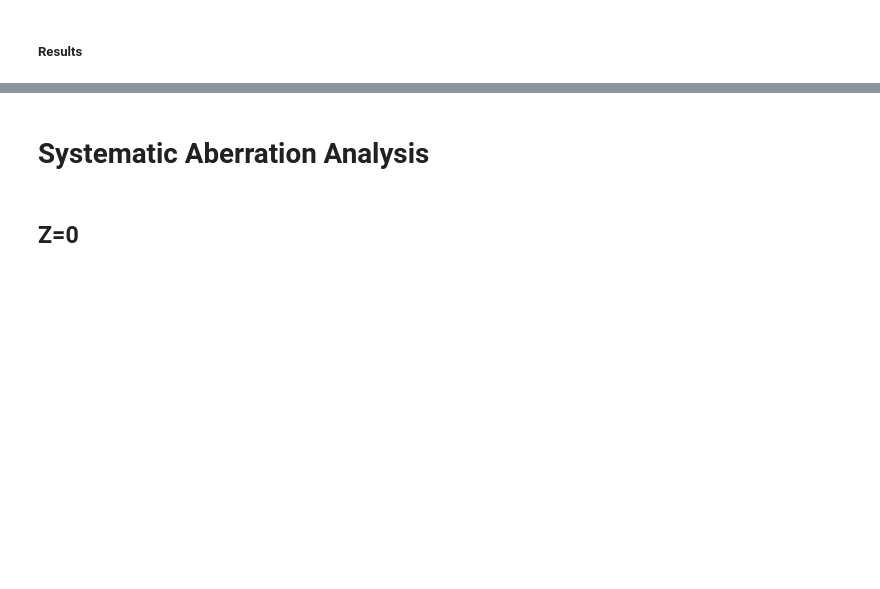
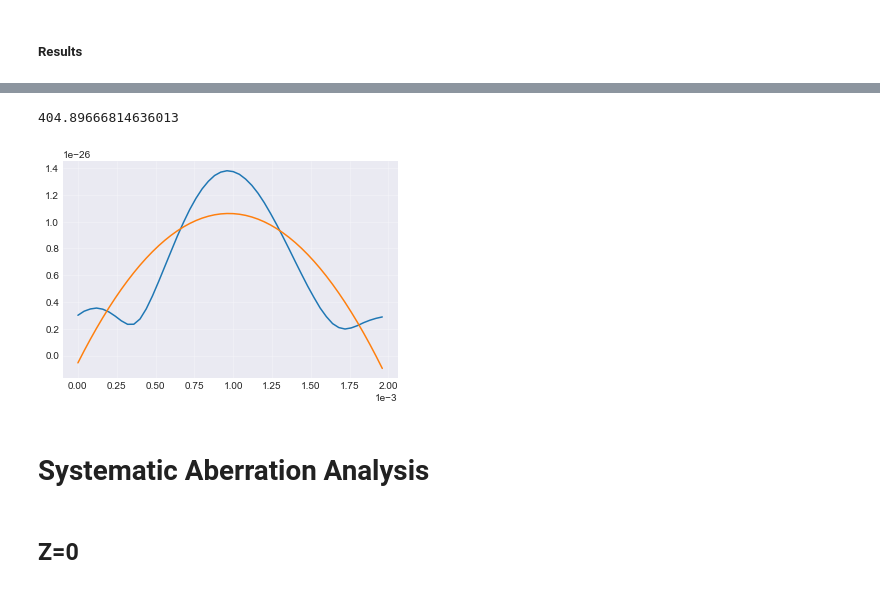
Before and after one commit to aquirdTurtle/Data-Analysis-Code, a Jupyter notebook: Aberration-Analysis.ipynb, the cells around one changed output, grey strips where cells are left out. Saved outputs shown, nothing was run; the diff lists cells and outputs as text; code cells hidden in the pictures; blank space fills up the shorter version.

```diff
--- a/Aberration-Analysis.ipynb
+++ b/Aberration-Analysis.ipynb
@@ -310,14 +319,13 @@ from fitters import gaussian_2d
 # %%
-def doPropsAroundWaist(dim, waist, focalLength, focalRange, aberration=None):
+def doPropsAroundWaist(dim, waist, focalLength, focalRange, pts, numPositions, aberration=None):
     """
 
     """
     # initialize the field
-    xAxis = np.linspace(-0.5e-3, 0.5e-3, 2500)
-    yAxis = np.linspace(-0.5e-3, 0.5e-3, 2500)
-    rayleighLength = np.pi*waist**2/850e-9
-    focalLength=0.01
+    xAxis = np.linspace(-dim, dim, pts)
+    yAxis = np.linspace(-dim, dim, pts)
     field0 = np.zeros((len(xAxis), len(yAxis))).astype(complex)
+    rayleighLength = np.pi * waist**2/850e-9
     newWaist = waist*np.sqrt(1+(10/rayleighLength)**2)
     print('Initializing Field...', end='')
     for i, x in enumerate(xAxis):
@@ -325,17 +333,22 @@ def doPropsAroundWaist(dim, waist, focalLength, focalRange, aberration=None):
             focusingPhase = np.exp(-1j * (2*np.pi / 850e-9) * focalLength * np.sqrt(1+(x**2+y**2)/focalLength**2))
             rho = np.sqrt(x**2 + y**2)
             aperture=int(rho<=waist)
+            if aberration is not None:
+                aberrationPhase = aberration(x, y, waist)
+            else:
+                aberrationPhase = 1
             gaussianProfile = gaussian_2d.f((x,y), 1, 0,0, waist/np.sqrt(2), waist/np.sqrt(2), 0, 0)
-            field0[i,j] = gaussianProfile * focusingPhase * aperture
+            field0[i,j] = gaussianProfile * focusingPhase * aperture * aberrationPhase
     print('Done.')
     # The following is pretty standard for generating a picture of how the field propagates
-    positions = np.linspace(focalRange[0]*focalLength, focalRange[1]*focalLength, 100)
+    positions = np.linspace(focalRange[0]*focalLength, focalRange[1]*focalLength, numPositions)
+    print(positions)
     # important to set as complex here, else it tries to convert `to real immediately.
     # Creating propagated data.
     allData = np.zeros((len(positions), field0.shape[0], field0.shape[1]), dtype=complex)
     for i, pos in enumerate(range(len(positions))):
         print('Initializing Field...Done.\nCreating Propagation #'+str(i)+'...')
+        allData[pos] = propagate2D(field0, xAxis, yAxis, positions[pos], 850e-9)['Field']
         clear_output(wait=True)
-        allData[pos] = propagate2D(field0, xAxis, yAxis, positions[pos], 850e-9)['Field']
     print('fin.')
     return allData
@@ -484,3 +458,22 @@ IndexError: index 9 is out of bounds for axis 0 with size 9
+# %%
+def getAxialFreqs(data, fitArea, picSpacing=1, ampScale=1):
+    data = abs(data)
+    data = data * ampScale / max(data.flatten())
+    indexes = np.unravel_index(np.argmax(data), data.shape)
+    line = data[:,indexes[1], indexes[2]]
+    xpts = picSpacing*arr(range(len(line)))
+    fitParams, fitCov = curve_fit(quadratic_bump.f, picSpacing*arr(range(len(line))),
+                                  line, p0=[max(line),-mc.k_B/(10*picSpacing), picSpacing*indexes[0]])
+    plot(xpts, line)
+    plot(xpts, quadratic_bump.f(xpts, *fitParams))
+    omega = np.sqrt(-2*fitParams[1]/mc.Rb87_M)
+
+    return omega
+# %%
+getAxialFreqs(data, 0, picSpacing=0.2*0.01/50, ampScale = 1e-3*mc.k_B)
+# %% [output]
+404.89666814636013
+[figure, added]
 # %% [markdown]
 # Systematic Aberration Analysis
 # %% [markdown]
```
Also changed, not shown: parts of 48 cells of this notebook, 1 other file.
